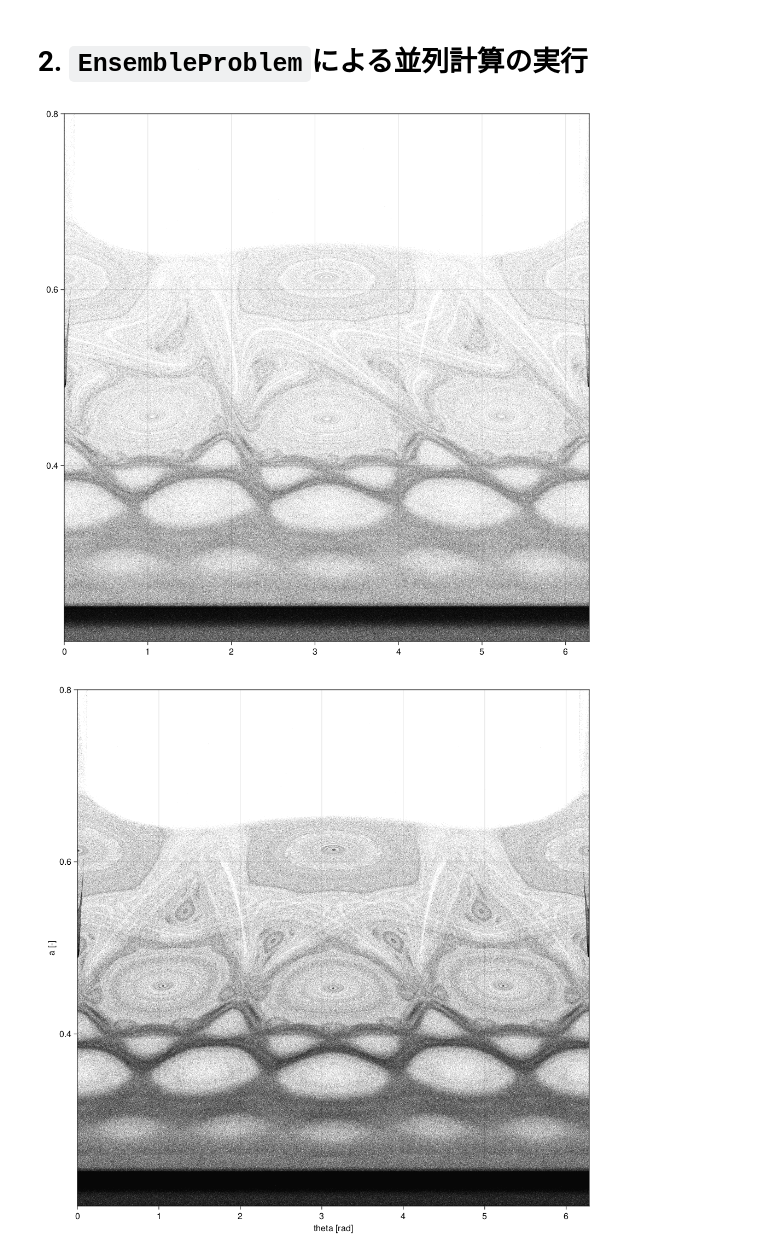
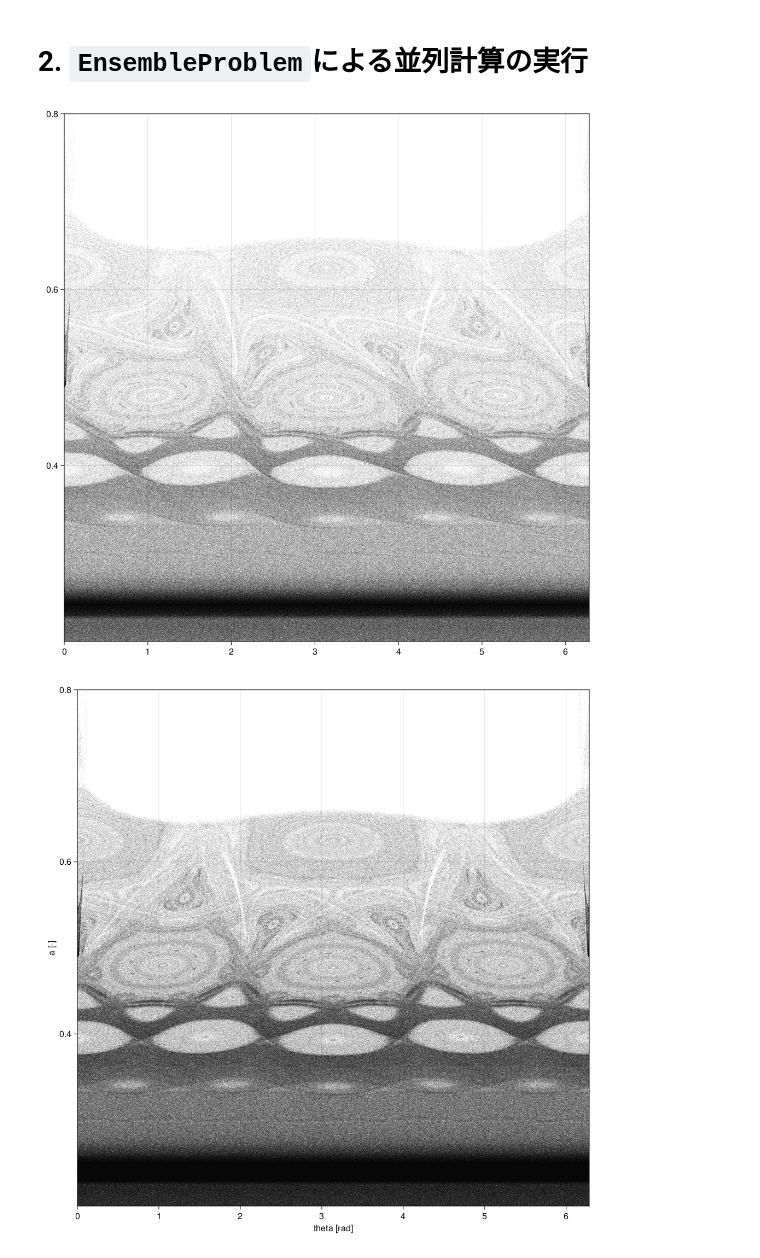
Before and after one commit to naoyaozaki/CRTBP.jl, a Jupyter notebook: work/periapsis_map.ipynb, the cells around one changed output. Cells and saved outputs as stored; diff of their text form; code cells hidden in the pictures.

```diff
--- a/work/periapsis_map.ipynb
+++ b/work/periapsis_map.ipynb
@@ -52,7 +52,7 @@ jacobi_constant = 3.0
 μ = 0.01215058426994 #5.667e-5 #0.01215058426994
 qx0 = 1.1 + 5.0e-3*rand()
 theta0 = 2.0 * pi * rand()
-p0 = sqrt(-jacobi_constant + qx0^2 + 2.0 * (1.0 - μ) / abs(qx0 + μ) + 2.0 * μ / abs(qx0 - 1.0 + μ) + μ*(1.0-μ))
+p0 = sqrt(-jacobi_constant + qx0^2 + 2.0 * (1.0 - μ) / abs(qx0 + μ) + 2.0 * μ / abs(qx0 - 1.0 + μ))
 x0 = [qx0, 0.0, p0 * cos(theta0), p0 * sin(theta0)]
 tspan = (0.0, 20.0*pi)
 prob = ODEProblem(eom_pcrtbp!, x0, tspan, μ)
@@ -81,7 +81,7 @@ x_all = hcat(sol.u...)'
 
 r_1 = sqrt.((x_all[:, 1] .+ μ) .^ 2 + x_all[:, 2] .^ 2)
 k_ene = 0.5 * ((x_all[:, 3] - x_all[:, 2]) .^ 2 + (x_all[:, 4] + x_all[:, 1] .+ μ) .^ 2)
-a = -0.5 ./ (k_ene .- 1 ./ r_1)
+a = -0.5 ./ (k_ene./(1.0-μ) .- 1 ./ r_1)
 theta = atan.(x_all[:, 2],x_all[:, 1] .+ μ)
 # v_r = x_all[:, 3].*cos.(theta) + x_all[:,4].*sin.(theta)
 # v_t = r_1 - x_all[:, 3] .* sin.(theta) + x_all[:, 4] .* cos.(theta)
@@ -194,7 +188,7 @@ for n = 1:num_trj
 
     r_1 = sqrt.((x_all[:, 1] .+ μ) .^ 2 + x_all[:, 2] .^ 2)
     k_ene = 0.5 .* ((x_all[:, 3] - x_all[:, 2]) .^ 2 + (x_all[:, 4] + x_all[:, 1] .+ μ) .^ 2)
-    a = -0.5 ./ (k_ene .- 1.0 ./ r_1)
+    a = -0.5 ./ (k_ene./(1.0-μ) .- 1.0 ./ r_1)
     theta = atan.(x_all[:, 2],x_all[:, 1] .+ μ)
 
     scatter!(mod2pi.(theta[2:end-1]), a[2:end-1], color=:black, markersize=0.5)
@@ -205,7 +199,7 @@ xlims!(0.0, 2.0pi)
 ylims!(0.2, 0.8)
 fig
 # %% [output]
-[figure, old version]
+[figure, new version]
 # %%
 # Negative Time Propagation
 @everywhere t_fin = -2.0 * pi * 100
@@ -259,21 +253,21 @@ sim_neg = solve(ensemble_prob, Vern7(), EnsembleDistributed(), trajectories=num_
 # %%
 for n = 1:num_trj
     x_all = hcat(sim_neg[n].u...)'
 
     r_1 = sqrt.((x_all[:, 1] .+ μ) .^ 2 + x_all[:, 2] .^ 2)
     k_ene = 0.5 .* ((x_all[:, 3] - x_all[:, 2]) .^ 2 + (x_all[:, 4] + x_all[:, 1] .+ μ) .^ 2)
-    a = -0.5 ./ (k_ene .- 1.0 ./ r_1)
+    a = -0.5 ./ (k_ene ./ (1.0 - μ) .- 1.0 ./ r_1)
     theta = atan.(x_all[:, 2],x_all[:, 1] .+ μ)
 
     scatter!(mod2pi.(theta[2:end-1]), a[2:end-1], color=:black, markersize=0.5)
 end
 
 xlims!(0.0, 2.0pi)
 # ylims!(1.1, 1.8)
 ylims!(0.2, 0.8)
 # ylims!(0.4, 0.65)
 ax.xlabel = "theta [rad]"
 ax.ylabel = "a [-]"
 fig
 # %% [output]
-[figure, old version]
+[figure, new version]
```
Also changed, not shown: parts of 5 cells of this notebook, 1 other file.
